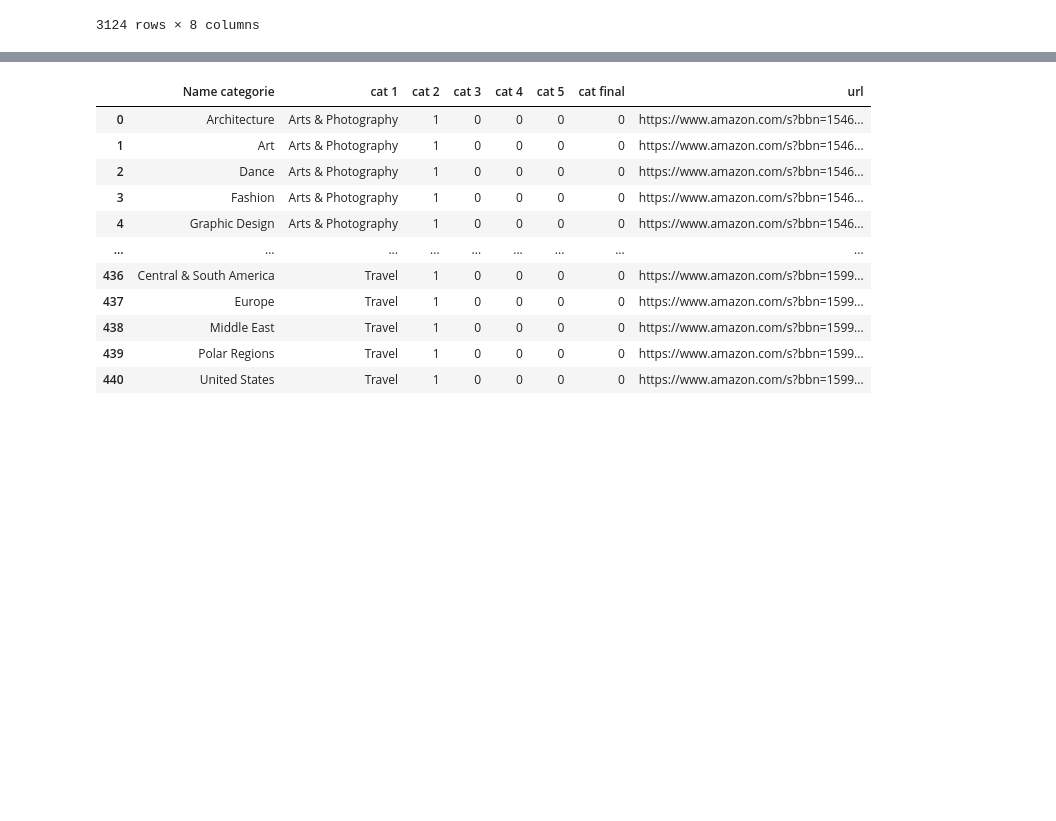
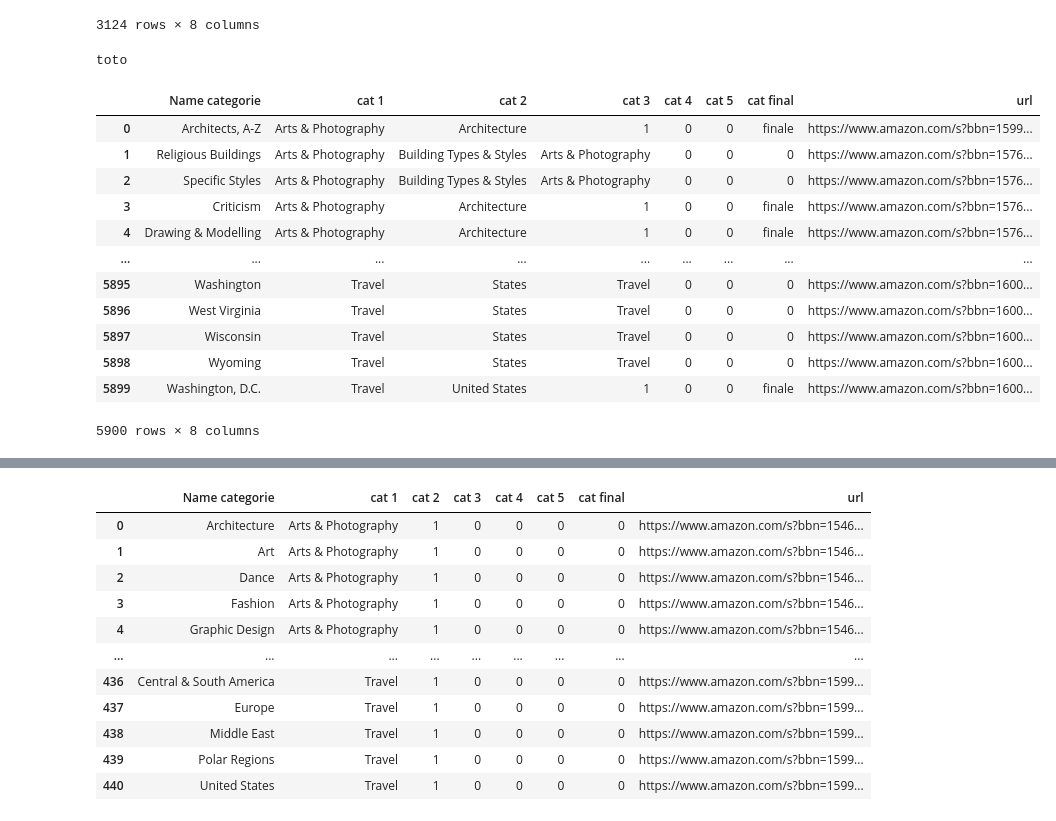
Before and after one commit to thomasgassin/kindle-scrapper, a Jupyter notebook: notebooks/NoteBook.ipynb, the cells around one changed output, grey strips where cells are left out. Drawn from its saved outputs; the diff is of its cells as text; code cells hidden in the pictures; blank space fills up the shorter version.

Commit message:
categories cat 4

```diff
--- a/notebooks/NoteBook.ipynb
+++ b/notebooks/NoteBook.ipynb
@@ -428,4 +428,44 @@ dataframe_cat3
 | 3122 | States | Travel | United States | 1 | 0 | 0 | 0 | https://www.amazon.com/s?bbn=1599... |
 | 3123 | Washington, D.C. | Travel | United States | 1 | 0 | 0 | 0 | https://www.amazon.com/s?bbn=1599... |
 3124 rows × 8 columns
+# %%
+browser.get('https://www.amazon.com/s?bbn=159983011&rh=n%3A133140011%2Cn%3A154606011%2Cn%3A159936011%2Cn%3A159982011%2Cn%3A159983011%2Cn%3A159984011&dc&qid=1658469739&rnid=159983011&ref=lp_159983011_nr_n_0')
+html_page_listing = browser.page_source # permet de prendre le code html de la page
+soup = BeautifulSoup(html_page_listing , 'lxml') # créer la soupe avec le parser
+categories = soup.find_all('li'  , class_ = 'a-spacing-micro apb-browse-refinements-indent-2')
+if categories == []:
+    print('toto')
+# %% [output]
+toto
+# %%
+#ici on attaque la quatrième itération
+listing_categories_cat4=[]
+for i in range(len(listing_categories_cat3)) :
+    browser.get(listing_categories_cat3[i][7])
+    html_page_listing = browser.page_source # permet de prendre le code html de la page
+    soup = BeautifulSoup(html_page_listing , 'lxml') # créer la soupe avec le parser
+    categories = soup.find_all('li'  , class_ = 'a-spacing-micro apb-browse-refinements-indent-2')
+    # première descente des catégories simple il suffit de le la première page pas de boucle
+    if categories==[]:
+        listing_categories_cat4.append([listing_categories_cat3[i][0],listing_categories_cat3[i][1],listing_categories_cat3[i][2] ,listing_categories_cat3[i][3] ,0,0,"finale",lien])
+    for categorie in categories :
+        categor = categorie.span.text.strip()
+        lien = 'https://www.amazon.com'+ categorie.a.get('href')
+        listing_categories_cat4.append([categor,listing_categories_cat3[i][1],listing_categories_cat3[i][0] ,listing_categories_cat3[i][1] ,0,0,0,lien])
+dataframe_cat4 = pd.DataFrame(listing_categories_cat4,columns= index)
+dataframe_cat4
+# %% [output]
+|  | Name categorie | cat 1 | cat 2 | cat 3 | cat 4 | cat 5 | cat final | url |
+| 0 | Architects, A-Z | Arts & Photography | Architecture | 1 | 0 | 0 | finale | https://www.amazon.com/s?bbn=1599... |
+| 1 | Religious Buildings | Arts & Photography | Building Types & Styles | Arts & Photography | 0 | 0 | 0 | https://www.amazon.com/s?bbn=1576... |
+| 2 | Specific Styles | Arts & Photography | Building Types & Styles | Arts & Photography | 0 | 0 | 0 | https://www.amazon.com/s?bbn=1576... |
+| 3 | Criticism | Arts & Photography | Architecture | 1 | 0 | 0 | finale | https://www.amazon.com/s?bbn=1576... |
+| 4 | Drawing & Modelling | Arts & Photography | Architecture | 1 | 0 | 0 | finale | https://www.amazon.com/s?bbn=1576... |
+| ... | ... | ... | ... | ... | ... | ... | ... | ... |
+| 5895 | Washington | Travel | States | Travel | 0 | 0 | 0 | https://www.amazon.com/s?bbn=1600... |
+| 5896 | West Virginia | Travel | States | Travel | 0 | 0 | 0 | https://www.amazon.com/s?bbn=1600... |
+| 5897 | Wisconsin | Travel | States | Travel | 0 | 0 | 0 | https://www.amazon.com/s?bbn=1600... |
+| 5898 | Wyoming | Travel | States | Travel | 0 | 0 | 0 | https://www.amazon.com/s?bbn=1600... |
+| 5899 | Washington, D.C. | Travel | United States | 1 | 0 | 0 | finale | https://www.amazon.com/s?bbn=1600... |
+5900 rows × 8 columns
 # %%
```
Also changed, not shown: parts of 4 cells of this notebook.
